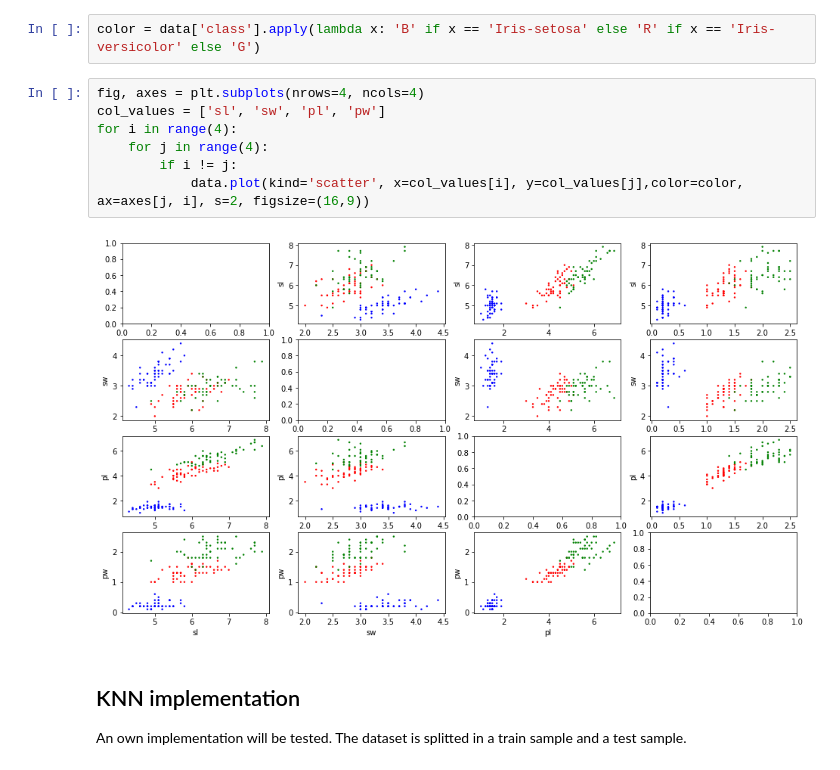
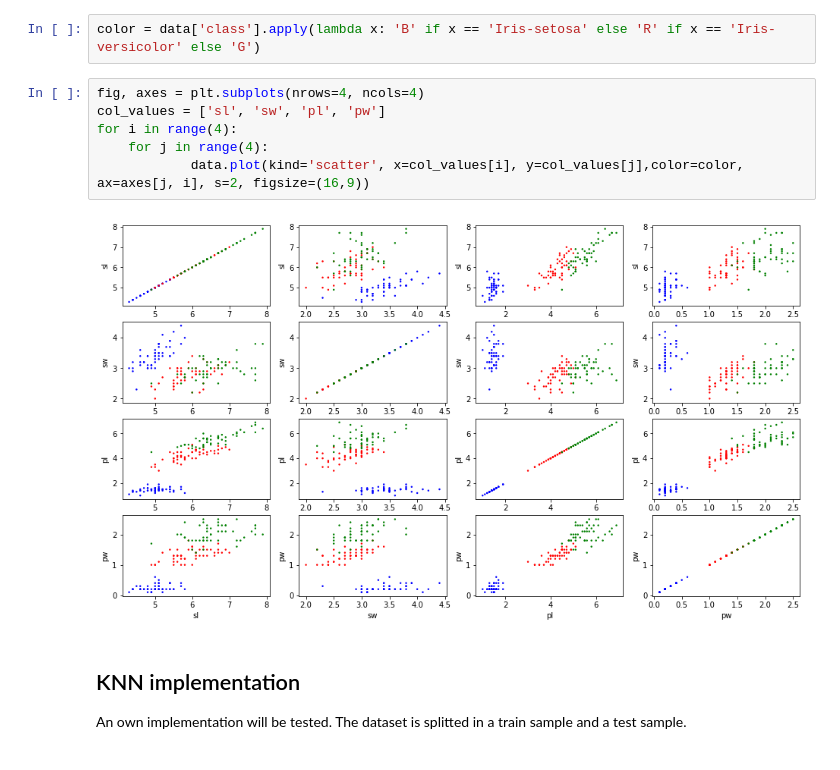
Before and after one commit to jailop/data_science, a Jupyter notebook: k-nearest-neighbor.ipynb, the cells around one changed output. Drawn from its saved outputs; the diff is of its cells as text.

```diff
--- a/k-nearest-neighbor.ipynb
+++ b/k-nearest-neighbor.ipynb
@@ -49,12 +49,11 @@ color = data['class'].apply(lambda x: 'B' if x == 'Iris-setosa' else 'R' if x ==
 # %%
 fig, axes = plt.subplots(nrows=4, ncols=4)
 col_values = ['sl', 'sw', 'pl', 'pw']
 for i in range(4):
     for j in range(4):
-        if i != j:
             data.plot(kind='scatter', x=col_values[i], y=col_values[j],color=color, ax=axes[j, i], s=2, figsize=(16,9))
 # %% [output]
-[figure, old version]
+[figure, new version]
 # %% [markdown]
 ## KNN implementation
 
```
Also changed, not shown: parts of 1 cell of this notebook.
